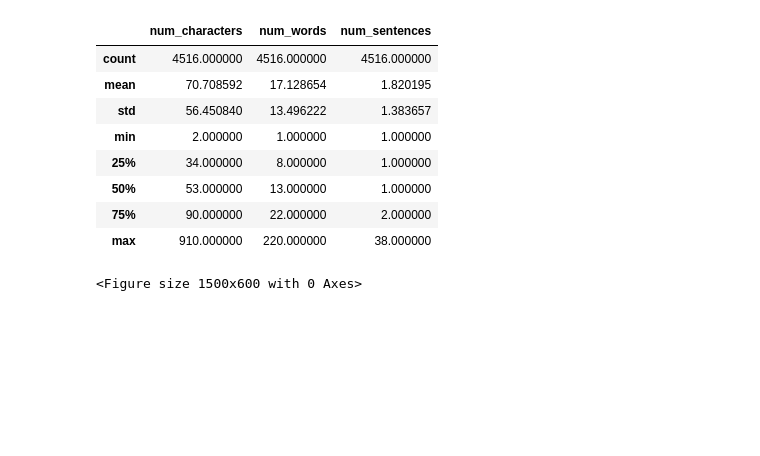
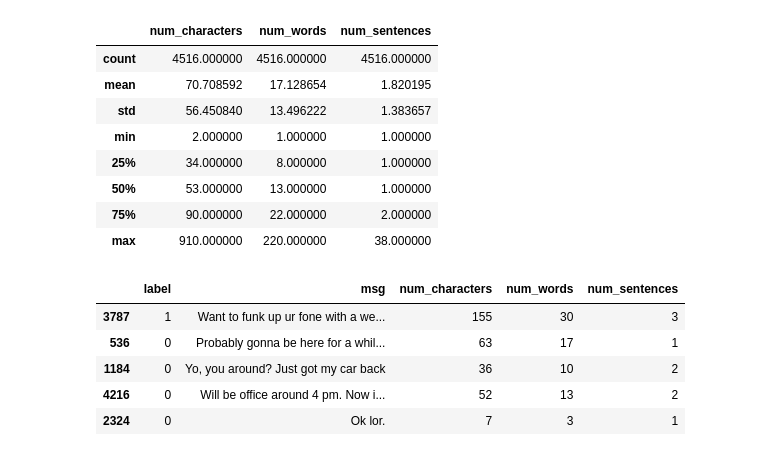
Before and after one commit to Abdullah9431/spam-mail-detection, a Jupyter notebook: email_spam.ipynb, the cells around one changed output. Cells and saved outputs as stored; diff of their text form; code cells hidden in the pictures; blank space fills up the shorter version.

```diff
--- a/email_spam.ipynb
+++ b/email_spam.ipynb
@@ -113,6 +111,9 @@ import seaborn as sns
-# %%
-plt.figure(figsize=(15, 6))
-sns.histplot()
-plt.show()
-# %% [output]
-<Figure size 1500x600 with 0 Axes>
+# %%
+df.sample(5)
+# %% [output]
+|  | label | msg | num_characters | num_words | num_sentences |
+| 3787 | 1 | Want to funk up ur fone with a we... | 155 | 30 | 3 |
+| 536 | 0 | Probably gonna be here for a whil... | 63 | 17 | 1 |
+| 1184 | 0 | Yo, you around? Just got my car back | 36 | 10 | 2 |
+| 4216 | 0 | Will be office around 4 pm. Now i... | 52 | 13 | 2 |
+| 2324 | 0 | Ok lor. | 7 | 3 | 1 |
```
Also changed, not shown: parts of 7 cells of this notebook.
